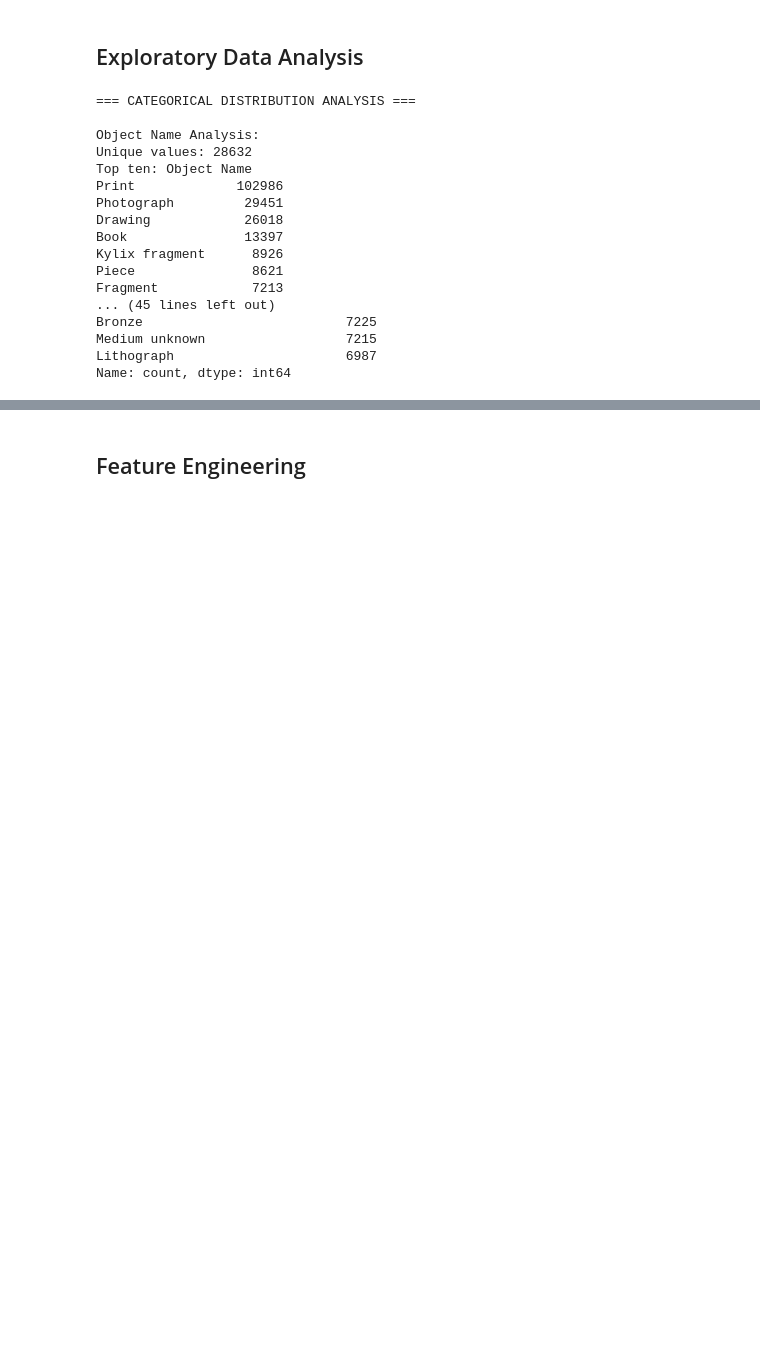
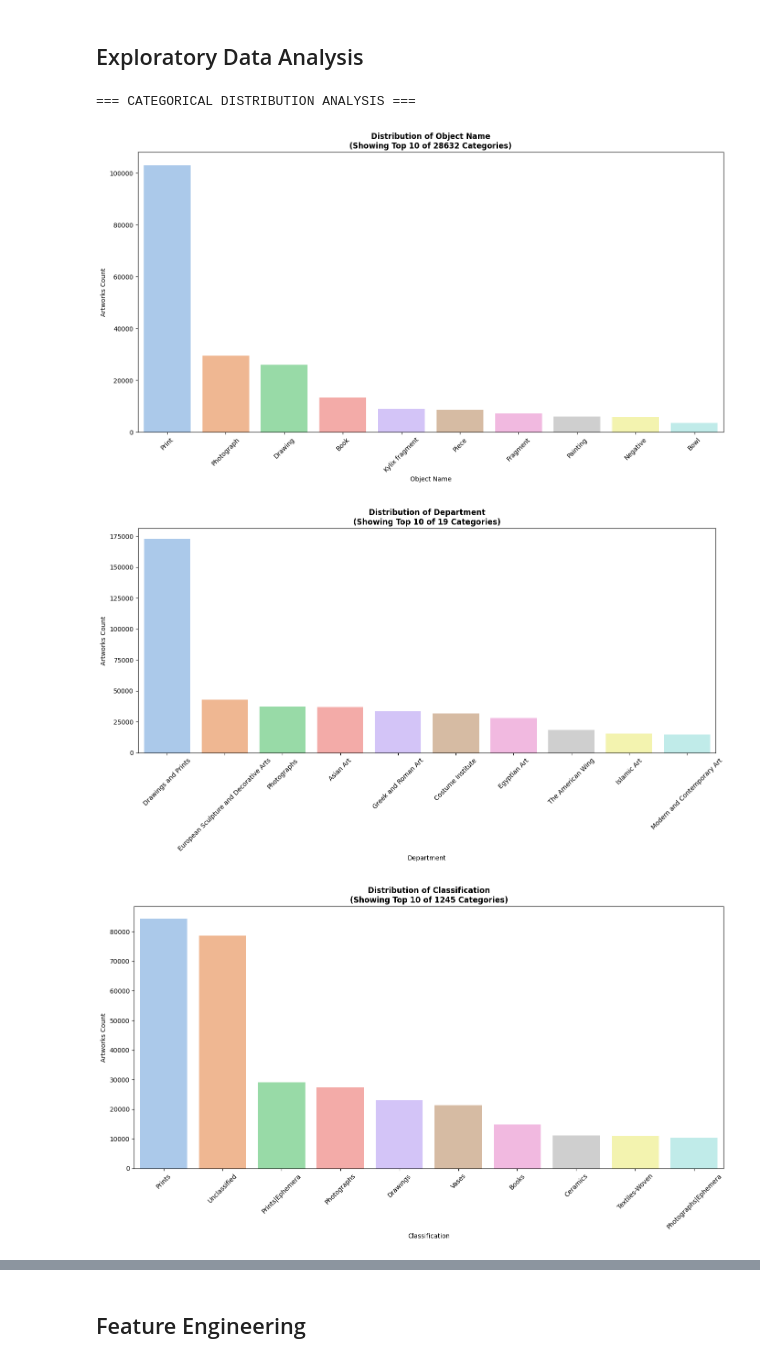
Before and after one commit to RosellaAM/Production-ML-Showcase, a Jupyter notebook: CuratorAI/analysis/curator_ai.ipynb, the cells around one changed output, grey strips where cells are left out. Cells and saved outputs as stored; diff of their text form; code cells hidden in the pictures; blank space fills up the shorter version.

Commit message:
Creating graphs and completing EDA

```diff
--- a/CuratorAI/analysis/curator_ai.ipynb
+++ b/CuratorAI/analysis/curator_ai.ipynb
@@ -234,33 +234,22 @@ Final shape: (484956, 10)
 # %%
 # Categorical columns exploration
 print("=== CATEGORICAL DISTRIBUTION ANALYSIS ===")
 categorical_columns = ['Object Name', 'Department', 'Classification', 'Medium']
 
+
 for col in categorical_columns:
-    print(f'\n{col} Analysis:')
-
-    # Unique values
-    unique_count = data[col].nunique()
-    print(f'Unique values: {unique_count}')
-
     # Top categories
-    cat_value_counts = data[col].value_counts()
-    print(f'Top ten: {cat_value_counts.head(10)}')
+    cat_value_counts = data[col].value_counts().head(10)
+    plt.figure(figsize=(14, 8))
+    bar1 = sns.barplot(x=cat_value_counts.index, y=cat_value_counts.values, palette='pastel')
+    plt.title(f'Distribution of {col}\n(Showing Top 10 of {data[col].nunique()} Categories)', fontweight='bold')
+    plt.xlabel(col)
+    plt.ylabel('Artworks Count')
+    plt.xticks(rotation=45)
+    plt.tight_layout()
+    plt.show()
 # %% [output]
 === CATEGORICAL DISTRIBUTION ANALYSIS ===
-
-Object Name Analysis:
-Unique values: 28632
-Top ten: Object Name
-Print             102986
-Photograph         29451
-Drawing            26018
-Book               13397
-Kylix fragment      8926
-Piece               8621
-Fragment            7213
-... (45 lines left out)
-Bronze                          7225
-Medium unknown                  7215
-Lithograph                      6987
-Name: count, dtype: int64
+[figure, added]
+[figure, added]
+[figure, added]
```
Also changed, not shown: parts of 4 cells of this notebook.
